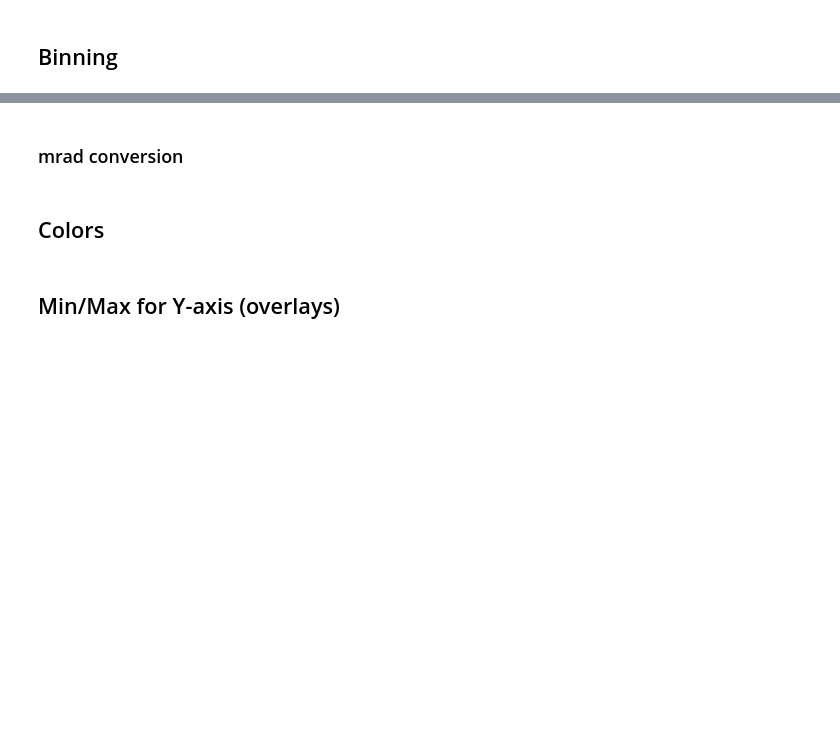
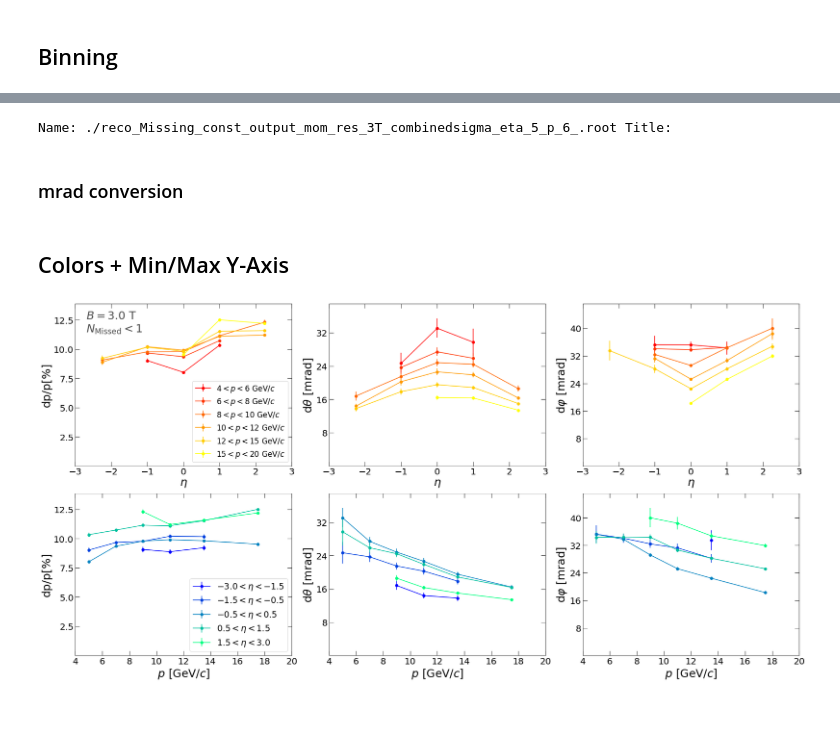
Before and after one commit to ftoralesacosta/Fun4All_analysis, a Jupyter notebook: analysis/notebook/Plot_Resolutions.ipynb, the cells around one changed output, grey strips where cells are left out. Drawn from its saved outputs; the diff is of its cells as text; code cells hidden in the pictures; blank space fills up the shorter version.

```diff
--- a/analysis/notebook/Plot_Resolutions.ipynb
+++ b/analysis/notebook/Plot_Resolutions.ipynb
@@ -69,13 +55,19 @@ def TH1_to_numpy_wErrors(file, TH1_name):
 # %%
+print(file)
 eta_dict = {}
 for s in prefixes:
     for eta_v_p in range(N_eta):  #there is a distribution as a function of momentum for each eta bin
-        eta_dict["eta_%s_%i"%(s,eta_v_p)],eta_dict["eta_%s_%i_Errors"%(s,eta_v_p)] = TH1_to_numpy_wErrors(file,"h1_%s_v_p_et_bins_%i"%(s,eta_v_p))
+        eta_dict["eta_%s_%i"%(s,eta_v_p)],eta_dict["eta_%s_%i_Errors"%(s,eta_v_p)] = TH1_to_numpy_wErrors(file,"h1_%s_v_p_et_bins_%i"%(s,eta_v_p),True,False)
 
 mom_dict = {}
 for s in prefixes:
     for p_v_eta in range(N_mom):
-        mom_dict["p_%s_%i"%(s,p_v_eta)],mom_dict["p_%s_%i_Errors"%(s,p_v_eta)] = TH1_to_numpy_wErrors(file,"h1_%s_v_et_p_bins_%i"%(s,p_v_eta))
+        mom_dict["p_%s_%i"%(s,p_v_eta)],mom_dict["p_%s_%i_Errors"%(s,p_v_eta)] = TH1_to_numpy_wErrors(file,"h1_%s_v_et_p_bins_%i"%(s,p_v_eta),True,False)
+
+np.save("./np_arrays/%s"%(B_Field)+Cut_String+"momentum",mom_dict)
+np.save("./np_arrays/%s"%(B_Field)+Cut_String+"rapidity",eta_dict)
+# %% [output]
+Name: ./reco_Missing_const_output_mom_res_3T_combinedsigma_eta_5_p_6_.root Title:
 # %% [markdown]
 ### mrad conversion
 # %%
@@ -90,5 +82,66 @@ if do_conversion:
             for p_v_eta in range(N_mom):
                 mom_dict["p_%s_%i"%(s,p_v_eta)] = mom_dict["p_%s_%i"%(s,p_v_eta)]*rad_mrad
                 mom_dict["p_%s_%i_Errors"%(s,p_v_eta)] = mom_dict["p_%s_%i_Errors"%(s,p_v_eta)]*rad_mrad
+# %% [markdown]
+## Colors + Min/Max Y-Axis
+# %%
+eta_colors = get_colors(plt.cm.winter, N_eta)
+mom_colors = get_colors(plt.cm.autumn,N_mom)
+
+mom_ranges = get_ranges_from_dict(mom_dict,prefixes,"p",N_mom)
+eta_ranges = get_ranges_from_dict(eta_dict,prefixes,"eta",N_eta)
+# %%
+fig = plt.figure(figsize=(24,12))
+
+N_divs = (int(len(mom_dict)/N_mom)) #1/2 factor from Errors in dict, 2 factor from eta panels
+ylabels = ["dp/p[%]",r"d$\theta$ [mrad]",r"d$\varphi$ [mrad]"]
+fmt = "o-"
+tick_leg_size = 20
+label_size = 25
+for i in range(N_divs):
+    s = i%len(prefixes) #for dpp,dth,dph switching
+
+    #aesthetics
+    plt.tight_layout()
+    ax = fig.add_subplot(2,int(N_divs/2),i+1)
+
+    if (i < N_divs/2):
+        for p in range(N_mom):
+            plt.errorbar(eta_binning["centers"],mom_dict["p_%s_%i"%(prefixes[s],p)],yerr=mom_dict["p_%s_%i_Errors"%(prefixes[s],p)],
+                         fmt=fmt,color = mom_colors[p],label="$%1.0f<p<%1.0f~\mathrm{GeV}/c$"
+                         %(mom_binning["edges"][p],mom_binning["edges"][p+1]))
+        plt.xlabel(r'$\eta$',fontsize=25,x=0.5)
+        plt.ylim(mom_ranges["%s_min"%(prefixes[s])],mom_ranges["%s_max"%(prefixes[s])])
+        plt.xlim(np.min(eta_binning["edges"]),np.max(eta_binning["edges"]))
+
+    else:
+        for eta in range(N_eta):
+            plt.errorbar(mom_binning["centers"],eta_dict["eta_%s_%i"%(prefixes[s],eta)],yerr=eta_dict["eta_%s_%i_Errors"%(prefixes[s],eta)],
+                         fmt=fmt,color = eta_colors[eta],label="$%1.1f<\eta<%1.1f$"
+                         %(eta_binning["edges"][eta],eta_binning["edges"][eta+1]))#confusing...
+            plt.xlabel(r'$p~\mathrm{[GeV}/c]$',fontsize=25,x=0.5)
+        plt.ylim(eta_ranges["%s_min"%(prefixes[s])],eta_ranges["%s_max"%(prefixes[s])])
+        plt.xlim(np.min(mom_binning["edges"]),np.max(mom_binning["edges"]))
+
+    if (i==0): plt.text(0.05,.96,r'$B = %1.1f$ T'%(B_Field),ha="left",va="top",size=25,alpha=0.7,transform=ax.transAxes)
+    if(Cut_String == "No_Missing_const_"):
+        if (i==0): plt.text(0.05,0.88,r'$%s$'%(cut_label),ha="left",va="top",size=25,alpha=0.7,transform=ax.transAxes)
+        if (i==0): plt.legend(fontsize=tick_leg_size-3)
+        if (i==3): plt.legend(fontsize=tick_leg_size-1)
+    else:
+        if (i==0): plt.text(0.05,0.88,r'$%s$'%(cut_label),ha="left",va="top",size=25,alpha=0.7,transform=ax.transAxes)
+        if (i==0): plt.legend(fontsize=tick_leg_size-3,loc='lower right')
+        if (i==3): plt.legend(fontsize=tick_leg_size-1,loc='lower right')
+
+    plt.tick_params(which='both',direction='in',right=True,top=True,bottom=True,length=10,labelsize=20)
+    #plt.yscale("log")
+    #ax.ticklabel_format(style='plain')
+    yticks = ticker.MaxNLocator(6)
+    plt.ylabel(ylabels[s],fontsize=label_size,y=0.5)
+    ax.yaxis.set_major_locator(yticks)
+
+plt.savefig(out_dir+fig_name)
+# %% [output]
+[figure, added]
 # %% [markdown]
-## Colors
+#
@@ -111,2 +147,0 @@ if test:
-# %% [markdown]
-## Min/Max for Y-axis (overlays)
```
Also changed, not shown: parts of 12 cells of this notebook, 4 other files.
